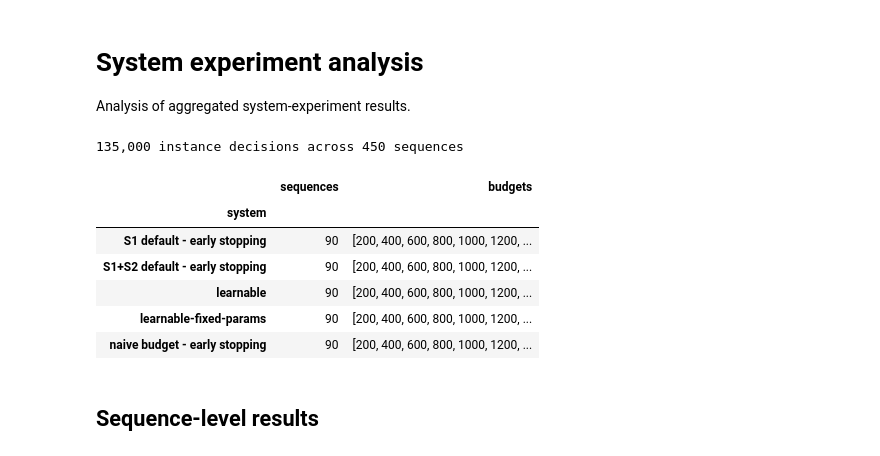
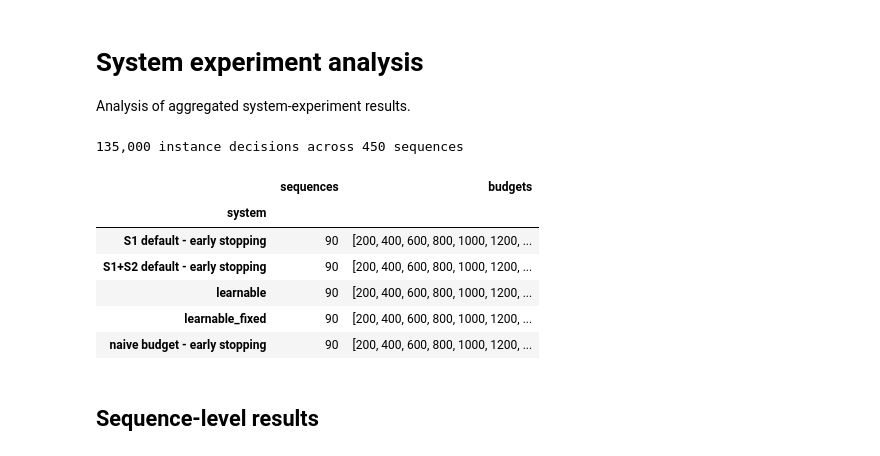
Before and after one commit to dzikipapiez/mapf-sofai, a Jupyter notebook: notebooks/system_analysis/system_experiment_analysis.ipynb, the cells around one changed output. Drawn from its saved outputs; the diff is of its cells as text; code cells hidden in the pictures.

```diff
--- a/notebooks/system_analysis/system_experiment_analysis.ipynb
+++ b/notebooks/system_analysis/system_experiment_analysis.ipynb
@@ -24,7 +24,9 @@ RESULTS = [
 SYSTEM_LABELS = {
     "lacam_lns": "S1+S2 default - early stopping",
     "lacam_naive": "S1 default - early stopping ",
-    "layered_v1": "learnable-fixed-params",
+    "learnable_fixed": "learnable_fixed",
+    "learnable": "learnable",
+    "layered_v1": "learnable_fixed",  # Legacy result files.
     "layered_variable_neighbourhood_v1": "learnable",
     "naive_budget" : "naive budget - early stopping"
 }
@@ -61,34 +63,34 @@ for path in RESULTS:
     available = set(pd.read_csv(path, nrows=0).columns)
     source_system_columns = [name for name in SYSTEM_COLUMNS if name in available]
     if len(source_system_columns) != 1:
         raise KeyError(f"{path} must contain exactly one system column; found {source_system_columns}")
     if missing := sorted(required - available):
         raise KeyError(f"{path} is missing {missing}")
     frame = pd.read_csv(path, usecols=sorted(usecols & available))
     frame = frame.rename(columns={source_system_columns[0]: "system"})
     frame["system"] = frame["system"].replace(SYSTEM_LABELS)
     frame["_result_file"] = str(path)
     if len(RESULTS) > 1:
         frame["system"] = path.parent.name + " · " + frame["system"]
     frames.append(frame)
 data = pd.concat(frames, ignore_index=True).sort_values(["system", "task", "position"])
 systems = data["system"].drop_duplicates().tolist()
 system_colors = dict(zip(systems, plt.get_cmap("tab10").colors))
 
 sequence_count = data.groupby(["system", "task"]).ngroups
 print(f"{len(data):,} instance decisions across {sequence_count} sequences")
 display(data.groupby("system").agg(
     sequences=("task", "nunique"),
     budgets=("parameter_budget", lambda values: sorted(values.unique())),
 ))
 # %% [output]
 135,000 instance decisions across 450 sequences
 |  | sequences | budgets |
 | system |  |  |
 | S1 default - early stopping | 90 | [200, 400, 600, 800, 1000, 1200, ... |
 | S1+S2 default - early stopping | 90 | [200, 400, 600, 800, 1000, 1200, ... |
 | learnable | 90 | [200, 400, 600, 800, 1000, 1200, ... |
-| learnable-fixed-params | 90 | [200, 400, 600, 800, 1000, 1200, ... |
+| learnable_fixed | 90 | [200, 400, 600, 800, 1000, 1200, ... |
 | naive budget - early stopping | 90 | [200, 400, 600, 800, 1000, 1200, ... |
 # %% [markdown]
 ## Sequence-level results
```
Also changed, not shown: parts of 5 cells of this notebook, 7 other files.
